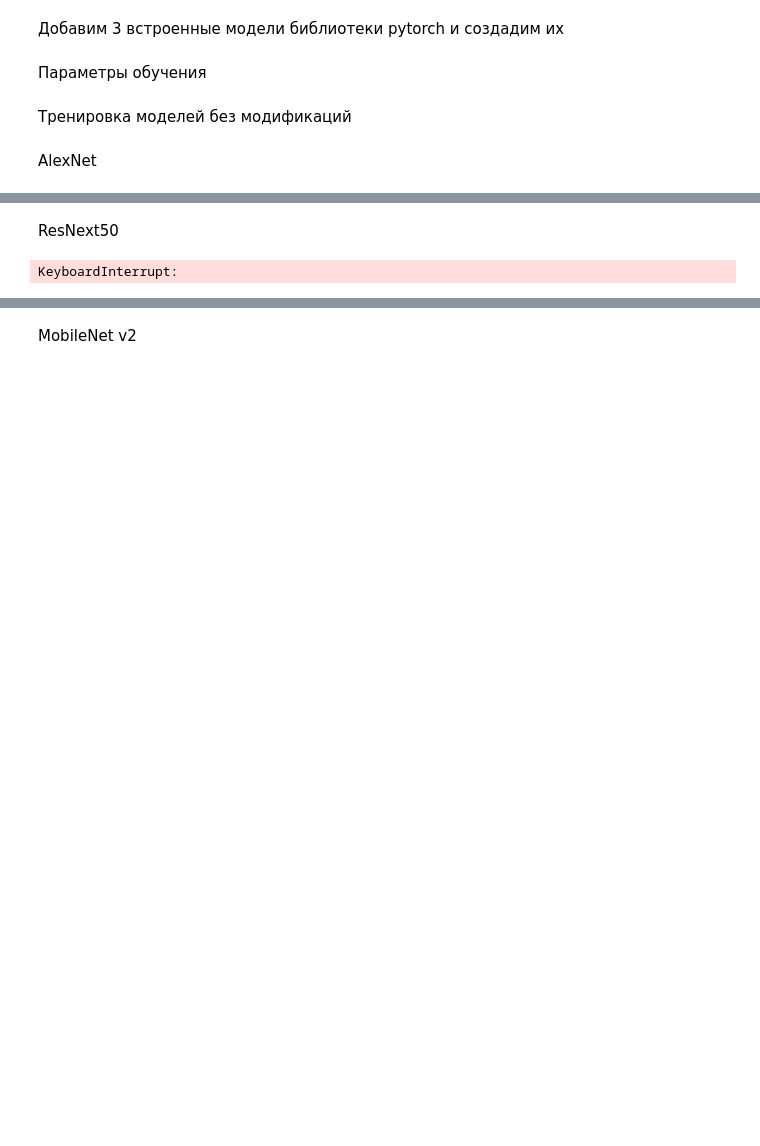
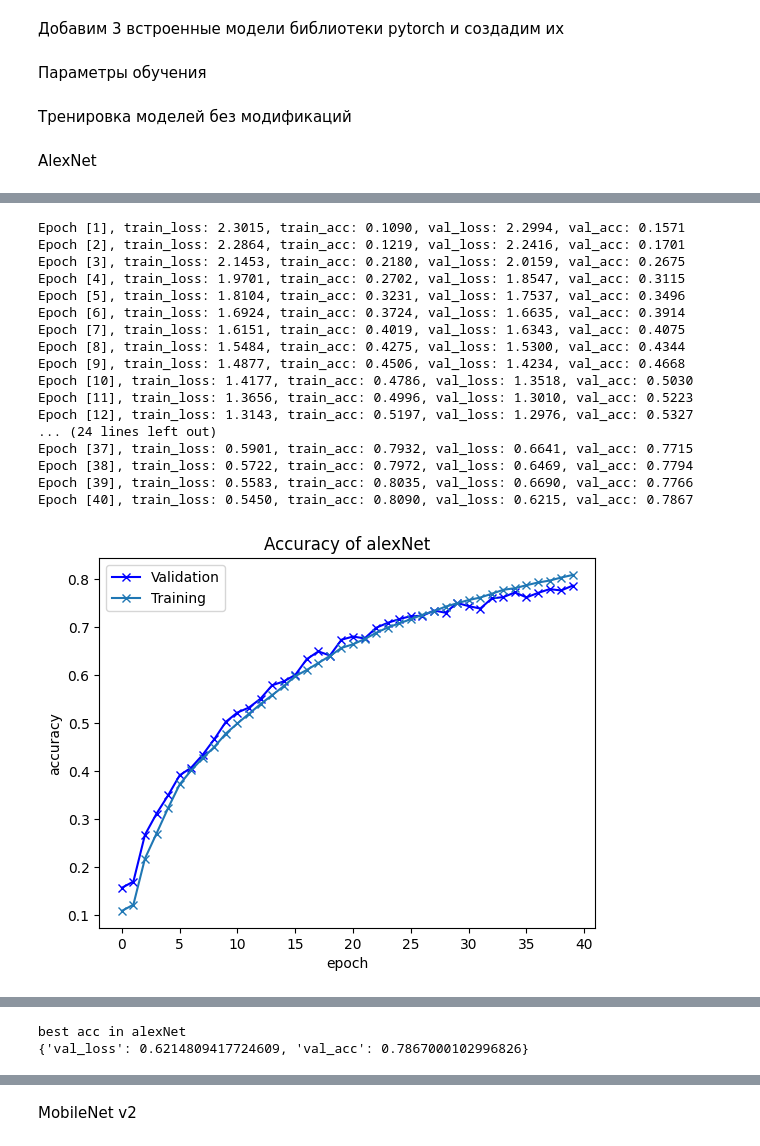
Before and after one commit to Serebro1/Deeplearn_lab4, a Jupyter notebook: transferModels.ipynb, the cells around one changed output, grey strips where cells are left out. Drawn from its saved outputs; the diff is of its cells as text; code cells hidden in the pictures; blank space fills up the shorter version.

Commit message:
pretrained model with 224x224 imgs & training model with 32x32 imgs (mixed 2nd&3rd commits)

```diff
--- a/transferModels.ipynb
+++ b/transferModels.ipynb
@@ -29,8 +29,7 @@ Files already downloaded and verified
 # %%
 
 transform = transforms.Compose(
-    [transforms.Resize((224, 224)),
-    transforms.ToTensor(),
+    [transforms.ToTensor(),
     transforms.Normalize(mean=[0.485, 0.456, 0.406], std=[0.229, 0.224, 0.225])
 ])
 # %%
@@ -257,11 +274,11 @@ def plot_losses(history, model_name):
 # %% [markdown]
 Модификация встроенной модели alexnet
 # %%
-class AlexNet(ImageClassificationBase):
-    def __init__(self, num_classes: int) -> None:
-        model = models.alexnet()
-        model.classifier[6] = nn.Linear(model.classifier[6].in_features, num_classes)
-        super().__init__(model, "alexNet")
+# class AlexNet(ImageClassificationBase):
+#     def __init__(self, num_classes: int) -> None:
+#         model = models.alexnet(weights = models.AlexNet_Weights.IMAGENET1K_V1)
+#         model.classifier[6] = nn.Linear(model.classifier[6].in_features, num_classes)
+#         super().__init__(model, "alexNet")
 
 class AlexNetMods(ImageClassificationBase):
     def __init__(self, num_classes: int) -> None:
@@ -340,26 +377,20 @@ class ShuffleNetV2Mods(ImageClassificationBase):
 Добавим 3 встроенные модели библиотеки pytorch и создадим их
 # %%
 # alex_net = torch.hub.load('pytorch/vision:v0.10.0', 'alexnet', pretrained=True)
-# alex_net.eval()
+# inception_net = torch.hub.load('pytorch/vision:v0.10.0', 'inception_v3', pretrained=True)
+# res_next50 = torch.hub.load('pytorch/vision:v0.10.0', 'resnext50_32x4d', pretrained=True)
+# shuffle_netv2 = torch.hub.load('pytorch/vision:v0.10.0', 'shufflenet_v2_x1_0', pretrained=True)
 
-# inception_net = torch.hub.load('pytorch/vision:v0.10.0', 'inception_v3', pretrained=True)
-# inception_net.eval()
-
-# res_next50 = torch.hub.load('pytorch/vision:v0.10.0', 'resnext50_32x4d', pretrained=True)
-# res_next50.eval()
-# shuffle_netv2 = torch.hub.load('pytorch/vision:v0.10.0', 'shufflenet_v2_x1_0', pretrained=True)
-# shuffle_netv2 .eval()
-
-alex_net = AlexNet(10)
+alex_net = ImageClassificationBase(AlexNet(10), "alexNet")
 res_next50 = ResNext50(10)
 mobile_net = MobileNetV2(10)
 shuffle_net = ShuffleNetV2(10)
+efficient_net = EfficientNetB0(10)
 from torchinfo import summary
-
 #summary(alex_net, input_size=(batch_size, 3, 32, 32))
 #summary(mobile_net, input_size=(batch_size, 3, 32, 32))
 #summary(res_next50, input_size=(batch_size, 3, 32, 32))
-#summary(shuffle_net, input_size=(batch_size, 3, 32, 32))
+#summary(efficient_net.model, input_size=(batch_size, 3, 224, 224))
 # %% [markdown]
 Параметры обучения
 # %% [markdown]
@@ -412,17 +403,21 @@ Wall time: 12min 24s
-# %% [markdown]
-ResNext50
-# %%
-%%time
-history = fit_one_cycle(epochs, res_next50, trainloader, testloader, lr)
-
-plot_accuracies(history, res_next50.name)
-plt.show()
-plot_losses(history, res_next50.name)
-plt.show()
-
-best_accurate_model = ResNext50(10)
-best_accurate_model.model.load_state_dict(torch.load(MODEL_EXP_PATH + "/baseline_"+ res_next50.name +"_accuracy", weights_only = True))
-print("best acc in " + res_next50.name)
-print(evaluate(best_accurate_model, testloader))
-# %% [output]
-KeyboardInterrupt:
+# %%
+run(alex_net, epochs = 40)
+# %% [output]
+Epoch [1], train_loss: 2.3015, train_acc: 0.1090, val_loss: 2.2994, val_acc: 0.1571
+Epoch [2], train_loss: 2.2864, train_acc: 0.1219, val_loss: 2.2416, val_acc: 0.1701
+Epoch [3], train_loss: 2.1453, train_acc: 0.2180, val_loss: 2.0159, val_acc: 0.2675
+Epoch [4], train_loss: 1.9701, train_acc: 0.2702, val_loss: 1.8547, val_acc: 0.3115
+Epoch [5], train_loss: 1.8104, train_acc: 0.3231, val_loss: 1.7537, val_acc: 0.3496
+Epoch [6], train_loss: 1.6924, train_acc: 0.3724, val_loss: 1.6635, val_acc: 0.3914
+Epoch [7], train_loss: 1.6151, train_acc: 0.4019, val_loss: 1.6343, val_acc: 0.4075
+Epoch [8], train_loss: 1.5484, train_acc: 0.4275, val_loss: 1.5300, val_acc: 0.4344
+Epoch [9], train_loss: 1.4877, train_acc: 0.4506, val_loss: 1.4234, val_acc: 0.4668
+Epoch [10], train_loss: 1.4177, train_acc: 0.4786, val_loss: 1.3518, val_acc: 0.5030
+Epoch [11], train_loss: 1.3656, train_acc: 0.4996, val_loss: 1.3010, val_acc: 0.5223
+Epoch [12], train_loss: 1.3143, train_acc: 0.5197, val_loss: 1.2976, val_acc: 0.5327
+... (24 lines left out)
+Epoch [37], train_loss: 0.5901, train_acc: 0.7932, val_loss: 0.6641, val_acc: 0.7715
+Epoch [38], train_loss: 0.5722, train_acc: 0.7972, val_loss: 0.6469, val_acc: 0.7794
+Epoch [39], train_loss: 0.5583, train_acc: 0.8035, val_loss: 0.6690, val_acc: 0.7766
+Epoch [40], train_loss: 0.5450, train_acc: 0.8090, val_loss: 0.6215, val_acc: 0.7867
+[figure, added]
@@ -428,0 +425,2 @@ KeyboardInterrupt:
+best acc in alexNet
+{'val_loss': 0.6214809417724609, 'val_acc': 0.7867000102996826}
```
Also changed, not shown: parts of 26 cells of this notebook.
